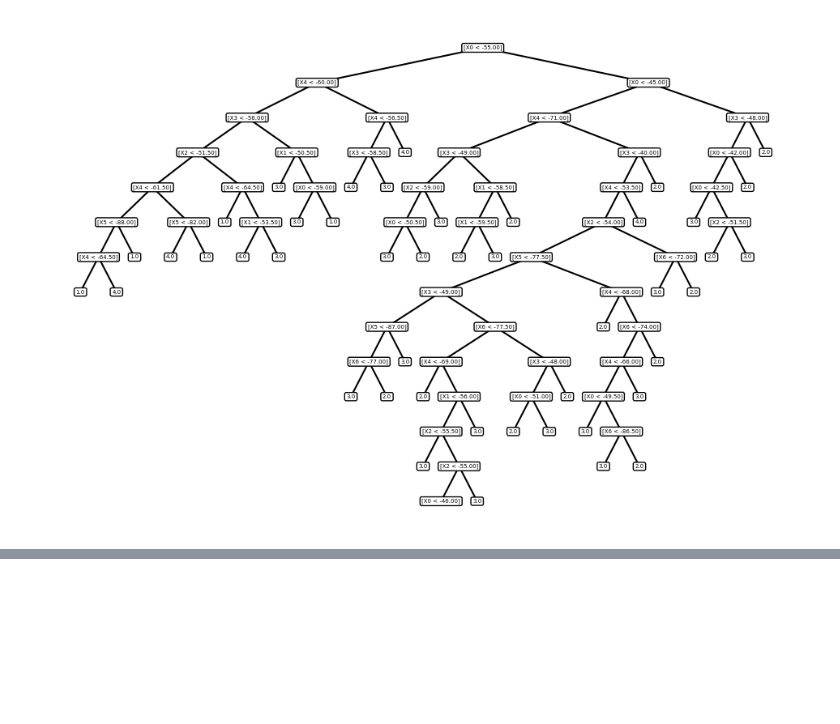
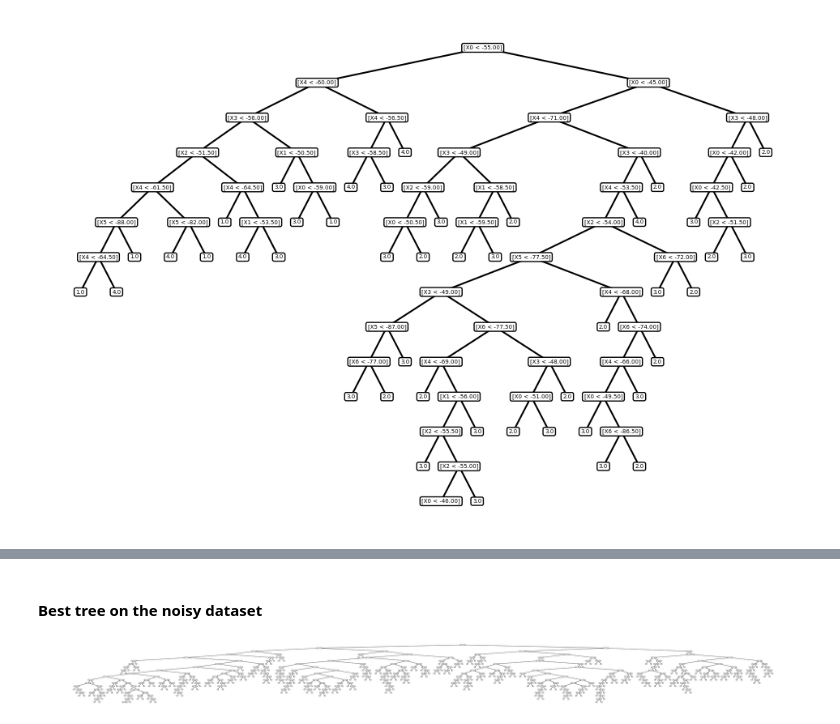
Before and after one commit to dhaulagiri0/intro-to-ml-cw-1, a Jupyter notebook: cw.ipynb, the cells around one changed output, grey strips where cells are left out. Drawn from its saved outputs; the diff is of its cells as text; code cells hidden in the pictures; blank space fills up the shorter version.

```diff
--- a/cw.ipynb
+++ b/cw.ipynb
@@ -106,0 +185,8 @@ Fold 10: Accuracy = 0.9700
+# %% [markdown]
+#### Best tree on the noisy dataset
+# %%
+best_noisy_tree = noisy_metrics["best_tree"]
+plt = best_noisy_tree.visualise(8, best_noisy_tree.depth)
+plt.show()
+# %% [output]
+[figure, added]
```
Also changed, not shown: parts of 11 cells of this notebook, 1 other file.
